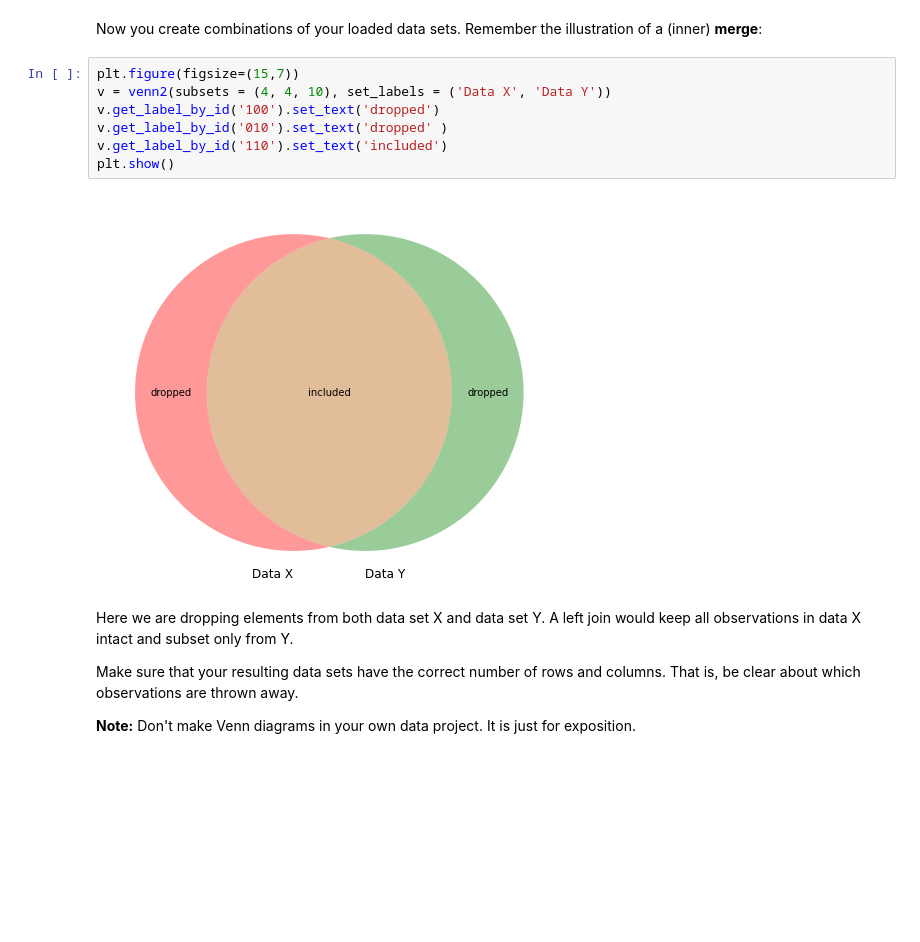
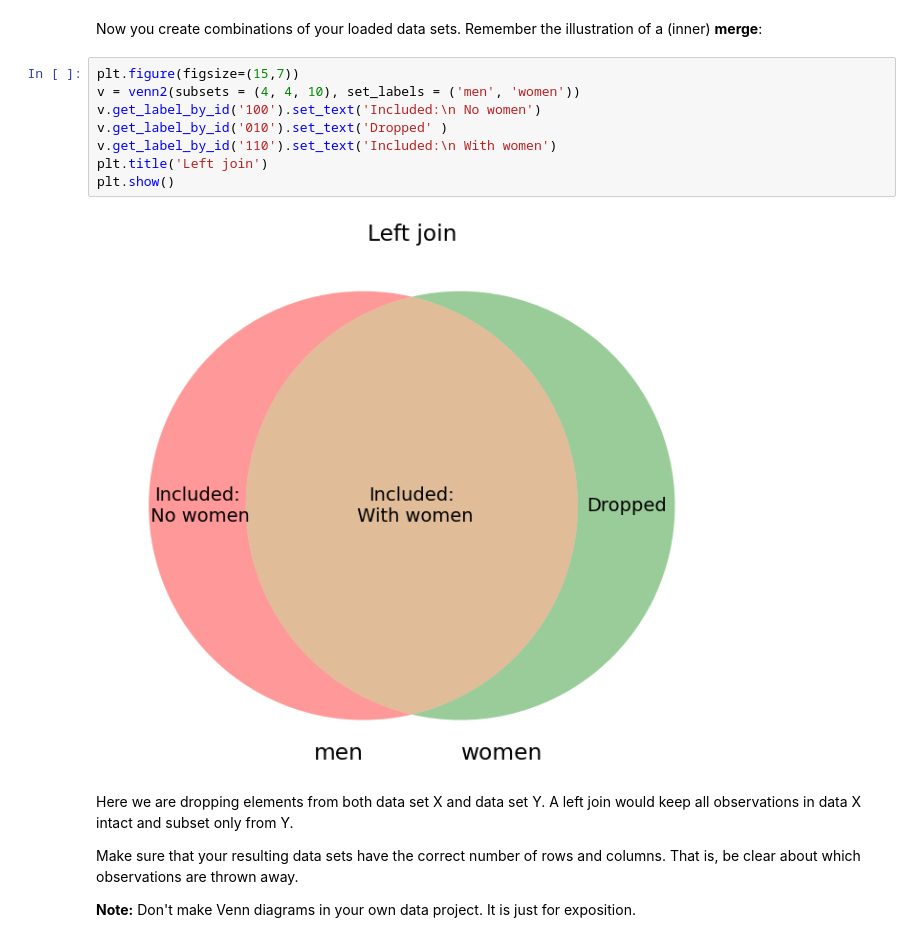
Before and after one commit to julieroddik/projects-2023-mej, a Jupyter notebook: dataproject/dataproject.ipynb, the cells around one changed output. Drawn from its saved outputs; the diff is of its cells as text; blank space fills up the shorter version.

```diff
--- a/dataproject/dataproject.ipynb
+++ b/dataproject/dataproject.ipynb
@@ -149,13 +208,14 @@ widgets.interact(plot_func,
 Now you create combinations of your loaded data sets. Remember the illustration of a (inner) **merge**:
 # %%
 plt.figure(figsize=(15,7))
-v = venn2(subsets = (4, 4, 10), set_labels = ('Data X', 'Data Y'))
-v.get_label_by_id('100').set_text('dropped')
-v.get_label_by_id('010').set_text('dropped' )
-v.get_label_by_id('110').set_text('included')
+v = venn2(subsets = (4, 4, 10), set_labels = ('men', 'women'))
+v.get_label_by_id('100').set_text('Included:\n No women')
+v.get_label_by_id('010').set_text('Dropped' )
+v.get_label_by_id('110').set_text('Included:\n With women')
+plt.title('Left join')
 plt.show()
 # %% [output]
-[figure, old version]
+[figure, new version]
 # %% [markdown]
 Here we are dropping elements from both data set X and data set Y. A left join would keep all observations in data X intact and subset only from Y.
 
```
Also changed, not shown: parts of 16 cells of this notebook, 2 other files.
